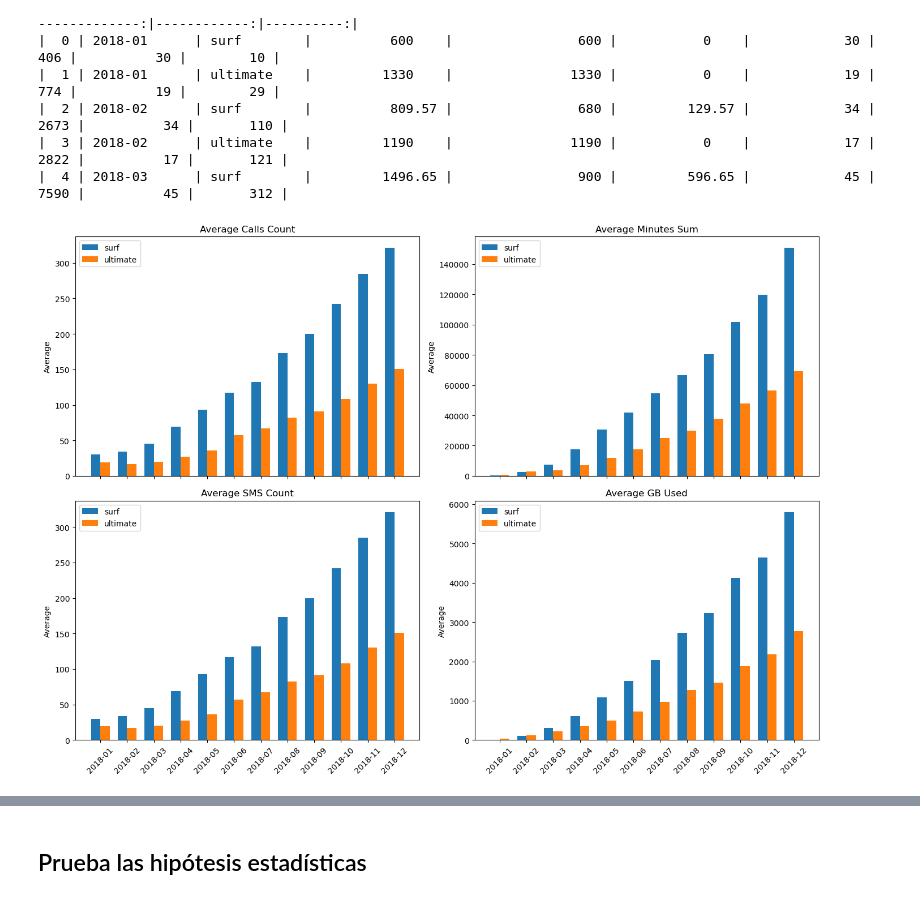
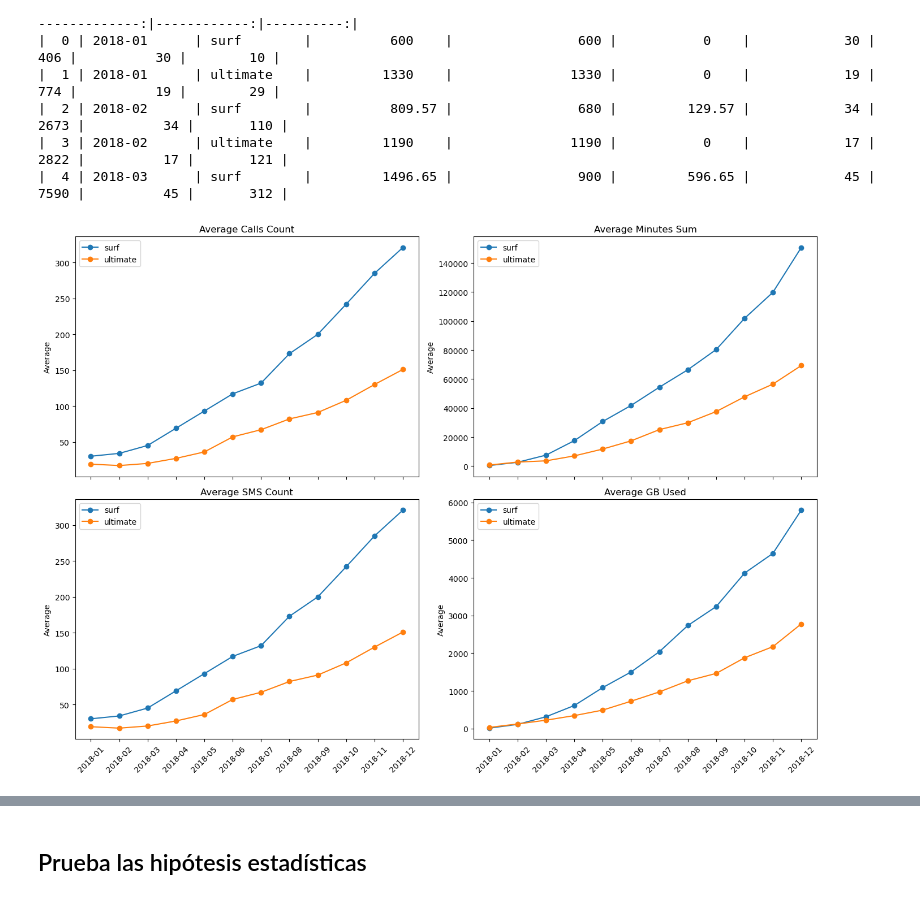
Before and after one commit to TT-DataProjects/DS8-megaline-plan-recommendation, a Jupyter notebook: notebooks/2-data_analysis.ipynb, the cells around one changed output, grey strips where cells are left out. Drawn from its saved outputs; the diff is of its cells as text; code cells hidden in the pictures.

```diff
--- a/notebooks/2-data_analysis.ipynb
+++ b/notebooks/2-data_analysis.ipynb
@@ -33,38 +39,35 @@ print(grouped.head().to_markdown())
 |  3 | 2018-02      | ultimate    |         1190    |               1190 |           0    |            17 |          2822 |          17 |       121 |
 |  4 | 2018-03      | surf        |         1496.65 |                900 |         596.65 |            45 |          7590 |          45 |       312 |
 # %%
-
-# Supongamos que el DataFrame `grouped` ya está definido y contiene los datos proporcionados.
-# Crear el gráfico de barras
+# Crear el gráfico de líneas
 fig, ax = plt.subplots(2, 2, figsize=(14, 10), sharex=True)
 
 metrics = ['calls_count', 'minutes_sum', 'sms_count', 'gb_used']
 titles = ['Average Calls Count', 'Average Minutes Sum', 'Average SMS Count', 'Average GB Used']
 
 plans = grouped['plan_name'].unique()
 months = grouped['year_month'].unique().astype(str)
 
-bar_width = 0.35
 index = np.arange(len(months))
 
 for i, metric in enumerate(metrics):
     ax[i//2, i%2].set_title(titles[i])
     ax[i//2, i%2].set_ylabel('Average')
-    for j, plan in enumerate(plans):
-        data = grouped[grouped['plan_name'] == plan][metric]
-        ax[i//2, i%2].bar(index + j * bar_width, data, bar_width, label=plan)
+    for plan in plans:
+        data = grouped[grouped['plan_name'] == plan][metric].values
+        ax[i//2, i%2].plot(months, data, label=plan, marker='o')  # Changed to line plot with markers
 
-    ax[i//2, i%2].set_xticks(index + bar_width / 2)
+    ax[i//2, i%2].set_xticks(index)
     ax[i//2, i%2].set_xticklabels(months)
     ax[i//2, i%2].legend()
     # Apply rotation to x-tick labels for each subplot
     for tick in ax[i//2, i%2].get_xticklabels():
         tick.set_rotation(45)
 
 plt.tight_layout()
 plt.show()
 # %% [output]
-[figure, old version]
+[figure, new version]
 # %%
 # Agregar columnas para diferentes categorías, incluyendo ingresos y gastos extras
 categories = ['calls_count', 'minutes_sum', 'sms_count', 'gb_used', 'total_payment', 'excess_usage']
```
Also changed, not shown: parts of 14 cells of this notebook, 1 other file.
